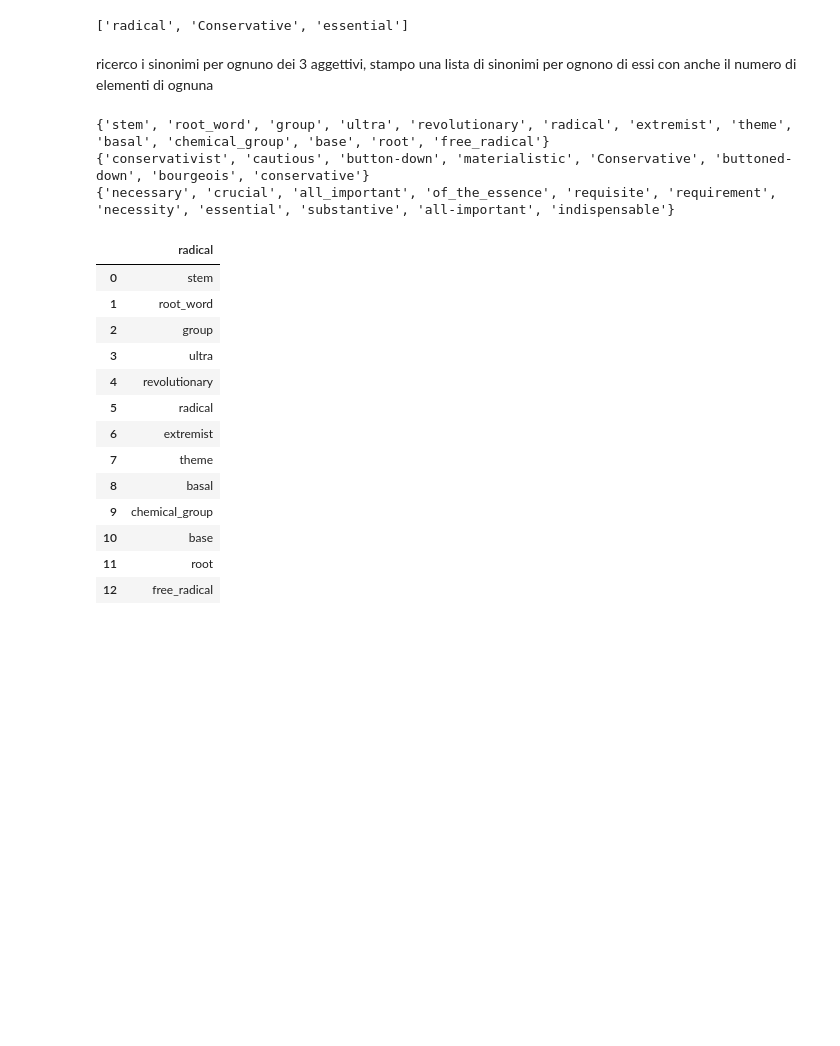
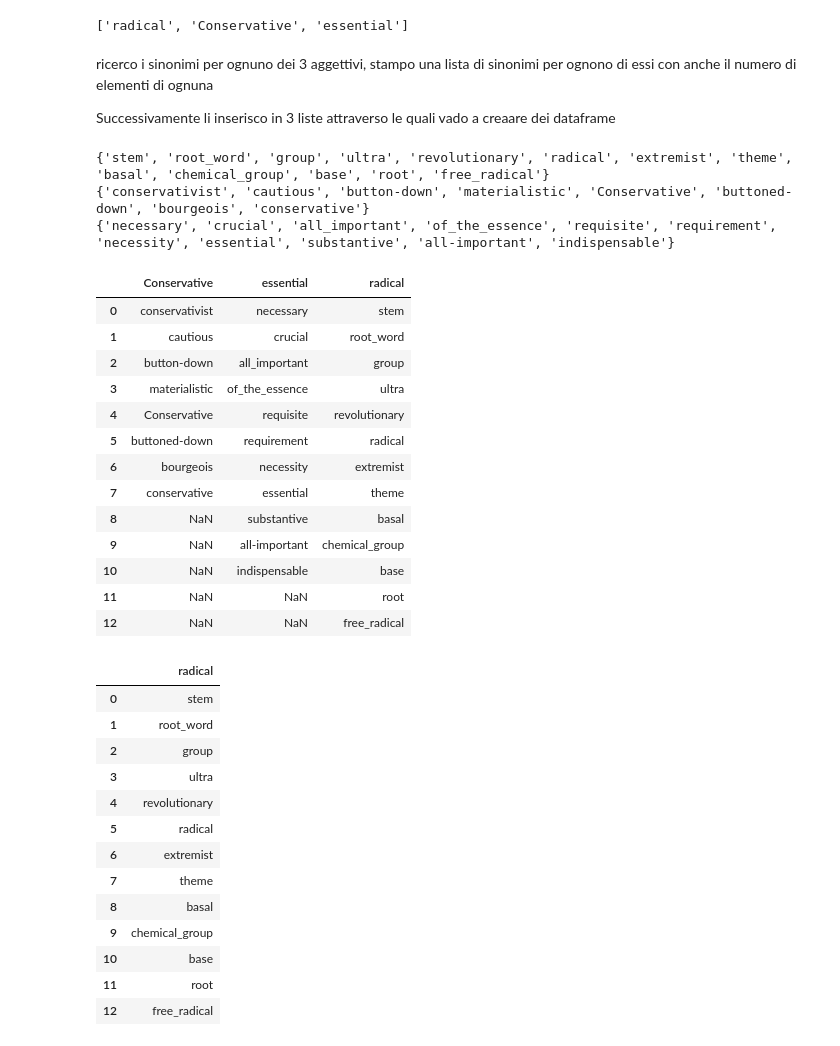
Before and after one commit to dennisbarchetti/natural_language_processsing, a Jupyter notebook: Ricerca_sinonimi_aggettivi_più_frequenti.ipynb, the cells around one changed output. Saved outputs shown, nothing was run; the diff lists cells and outputs as text; code cells hidden in the pictures; blank space fills up the shorter version.

```diff
--- a/Ricerca_sinonimi_aggettivi_più_frequenti.ipynb
+++ b/Ricerca_sinonimi_aggettivi_più_frequenti.ipynb
@@ -115,6 +115,8 @@ print(listaADJ)
 ['radical', 'Conservative', 'essential']
 # %% [markdown]
 ricerco i sinonimi per ognuno dei 3 aggettivi, stampo una lista di sinonimi per ognono di essi con anche il numero di elementi di ognuna
+
+Successivamente li inserisco in 3 liste attraverso le quali vado a creaare dei dataframe
 # %%
 list1 = []
 list2 = []
@@ -134,33 +136,56 @@ for aggettivo in listaADJ:
   for sinonimo in synonms:
     numero_sinonimi= numero_sinonimi+1
   #print("sinonimi di " + aggettivo)
   #print(synonms)
   #print(numero_sinonimi)
   if i == 0:
     list1 = synonms
   if i == 1:
     list2 = synonms
   if i == 2:
     list3 = synonms
   i = i + 1
 
 print(list1)
 print(list2)
 print(list3)
 
 i = 0
 for aggettivo in listaADJ:
   if i == 0:
      df1 = pd.DataFrame(list1,columns=[aggettivo])
   if i == 1:
     df2 = pd.DataFrame(list2,columns=[aggettivo])
   if i == 2:
     df3 = pd.DataFrame(list3,columns=[aggettivo])
   i = i + 1
+
+dfu = df1.combine_first(df2)
+dfu = dfu.combine_first(df3)
+dfu[:100] #primi 100 elementi del dataframe
+
+# altre possibilità che però non funzionano
+# df1.append(df2)
+# df1.merge(df2, left_on=list1, right_on=list2)
+# df1.join(...)
 # %% [output]
 {'stem', 'root_word', 'group', 'ultra', 'revolutionary', 'radical', 'extremist', 'theme', 'basal', 'chemical_group', 'base', 'root', 'free_radical'}
 {'conservativist', 'cautious', 'button-down', 'materialistic', 'Conservative', 'buttoned-down', 'bourgeois', 'conservative'}
 {'necessary', 'crucial', 'all_important', 'of_the_essence', 'requisite', 'requirement', 'necessity', 'essential', 'substantive', 'all-important', 'indispensable'}
+|  | Conservative | essential | radical |
+| 0 | conservativist | necessary | stem |
+| 1 | cautious | crucial | root_word |
+| 2 | button-down | all_important | group |
+| 3 | materialistic | of_the_essence | ultra |
+| 4 | Conservative | requisite | revolutionary |
+| 5 | buttoned-down | requirement | radical |
+| 6 | bourgeois | necessity | extremist |
+| 7 | conservative | essential | theme |
+| 8 | NaN | substantive | basal |
+| 9 | NaN | all-important | chemical_group |
+| 10 | NaN | indispensable | base |
+| 11 | NaN | NaN | root |
+| 12 | NaN | NaN | free_radical |
 # %%
 df1[:100] #primi 100 elementi del dataframe
 # %% [output]
```
Also changed, not shown: parts of 2 cells of this notebook.
